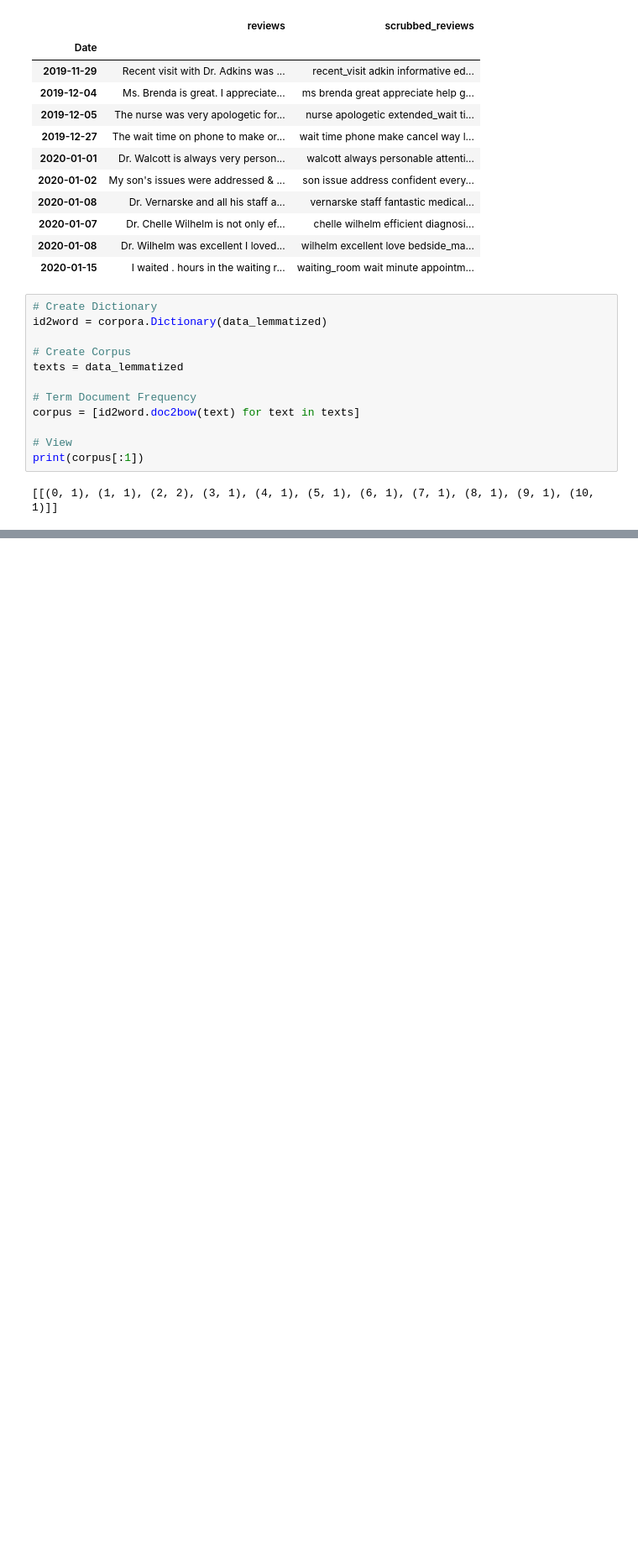
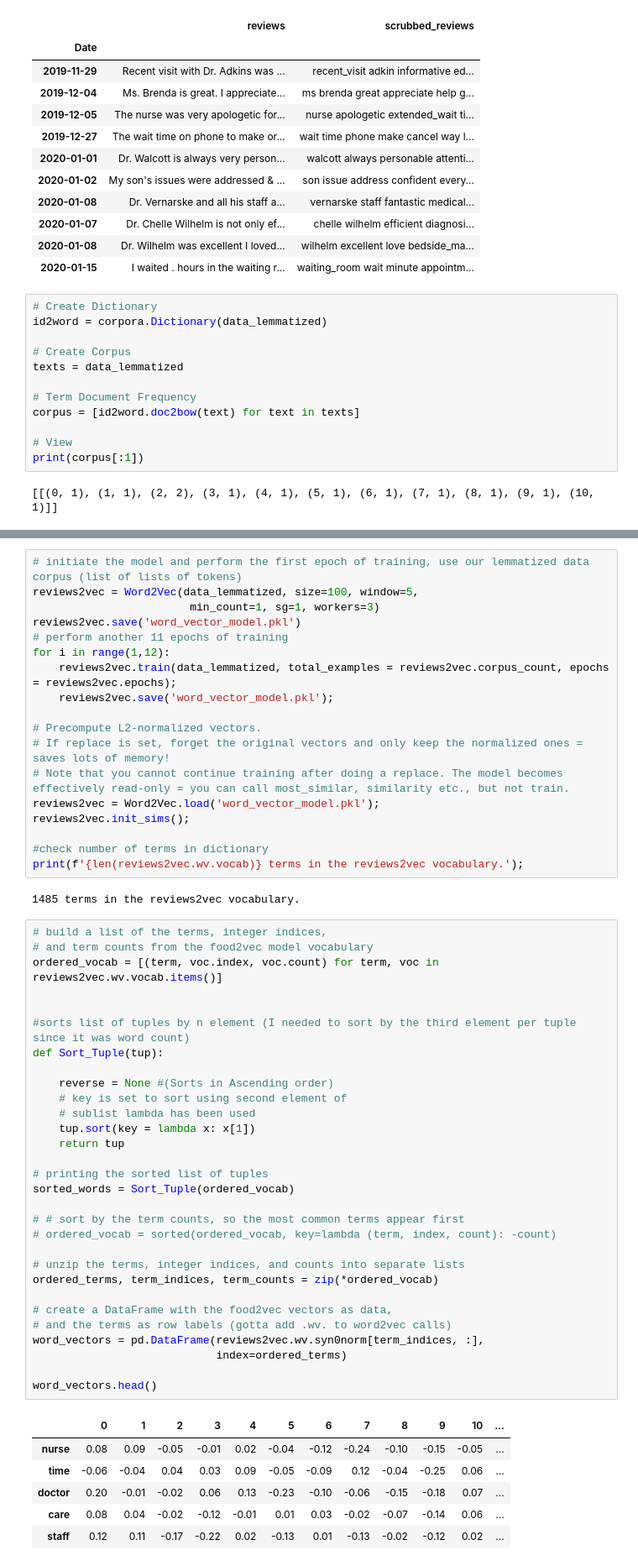
Before and after one commit to sam-cannon/Customer-NLP-Analysis, a Jupyter notebook: (2) Review_Analysis.ipynb, the cells around one changed output, grey strips where cells are left out. Shown: that part at 84% size. Saved outputs shown, nothing was run; the diff lists cells and outputs as text; blank space fills up the shorter version.

```diff
--- a/(2) Review_Analysis.ipynb
+++ b/(2) Review_Analysis.ipynb
@@ -308,0 +354,57 @@ topic
+# %%
+# initiate the model and perform the first epoch of training, use our lemmatized data corpus (list of lists of tokens)
+reviews2vec = Word2Vec(data_lemmatized, size=100, window=5,
+                        min_count=1, sg=1, workers=3)
+reviews2vec.save('word_vector_model.pkl')
+# perform another 11 epochs of training
+for i in range(1,12):
+    reviews2vec.train(data_lemmatized, total_examples = reviews2vec.corpus_count, epochs = reviews2vec.epochs);
+    reviews2vec.save('word_vector_model.pkl');
+
+# Precompute L2-normalized vectors.
+# If replace is set, forget the original vectors and only keep the normalized ones = saves lots of memory!
+# Note that you cannot continue training after doing a replace. The model becomes effectively read-only = you can call most_similar, similarity etc., but not train.
+reviews2vec = Word2Vec.load('word_vector_model.pkl');
+reviews2vec.init_sims();
+
+#check number of terms in dictionary
+print(f'{len(reviews2vec.wv.vocab)} terms in the reviews2vec vocabulary.');
+# %% [output]
+1485 terms in the reviews2vec vocabulary.
+# %%
+# build a list of the terms, integer indices,
+# and term counts from the food2vec model vocabulary
+ordered_vocab = [(term, voc.index, voc.count) for term, voc in reviews2vec.wv.vocab.items()]
+
+
+#sorts list of tuples by n element (I needed to sort by the third element per tuple since it was word count)
+def Sort_Tuple(tup):
+
+    reverse = None #(Sorts in Ascending order)
+    # key is set to sort using second element of
+    # sublist lambda has been used
+    tup.sort(key = lambda x: x[1])
+    return tup
+
+# printing the sorted list of tuples
+sorted_words = Sort_Tuple(ordered_vocab)
+
+# # sort by the term counts, so the most common terms appear first
+# ordered_vocab = sorted(ordered_vocab, key=lambda (term, index, count): -count)
+
+# unzip the terms, integer indices, and counts into separate lists
+ordered_terms, term_indices, term_counts = zip(*ordered_vocab)
+
+# create a DataFrame with the food2vec vectors as data,
+# and the terms as row labels (gotta add .wv. to word2vec calls)
+word_vectors = pd.DataFrame(reviews2vec.wv.syn0norm[term_indices, :],
+                            index=ordered_terms)
+
+word_vectors.head()
+# %% [output]
+|  | 0 | 1 | 2 | 3 | 4 | 5 | 6 | 7 | 8 | 9 | 10 | ... |
+| nurse | 0.08 | 0.09 | -0.05 | -0.01 | 0.02 | -0.04 | -0.12 | -0.24 | -0.10 | -0.15 | -0.05 | ... |
+| time | -0.06 | -0.04 | 0.04 | 0.03 | 0.09 | -0.05 | -0.09 | 0.12 | -0.04 | -0.25 | 0.06 | ... |
+| doctor | 0.20 | -0.01 | -0.02 | 0.06 | 0.13 | -0.23 | -0.10 | -0.06 | -0.15 | -0.18 | 0.07 | ... |
+| care | 0.08 | 0.04 | -0.02 | -0.12 | -0.01 | 0.01 | 0.03 | -0.02 | -0.07 | -0.14 | 0.06 | ... |
+| staff | 0.12 | 0.11 | -0.17 | -0.22 | 0.02 | -0.13 | 0.01 | -0.13 | -0.02 | -0.12 | 0.02 | ... |
```
Also changed, not shown: parts of 16 cells of this notebook.
